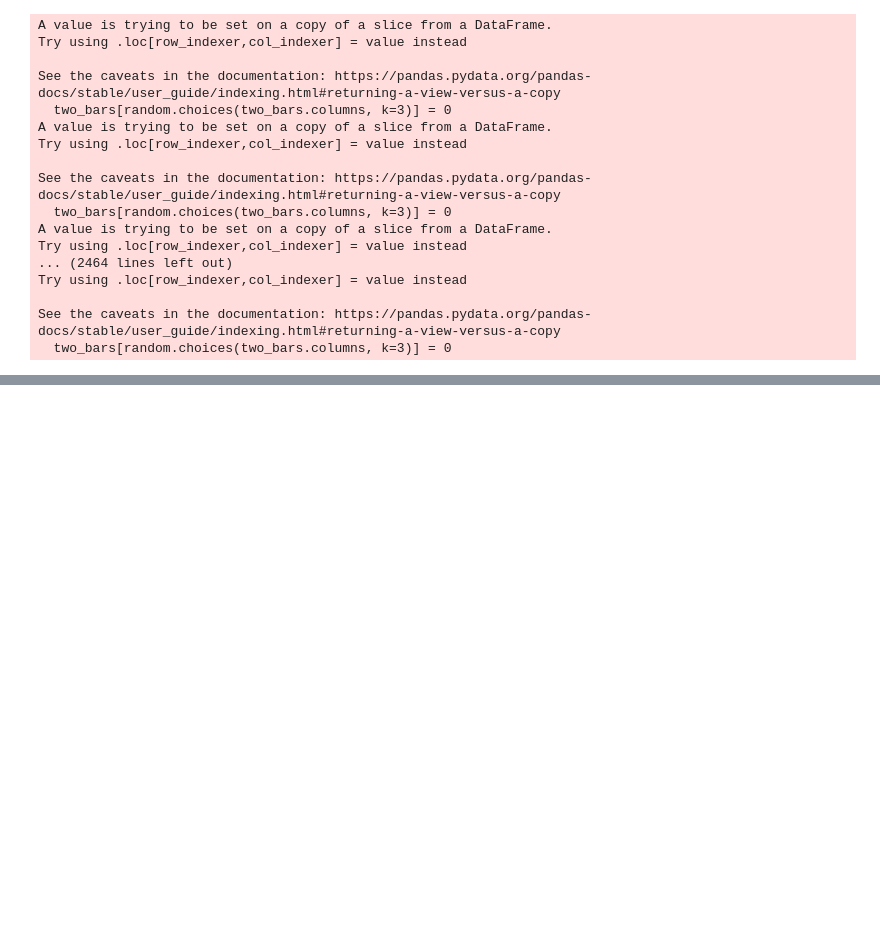
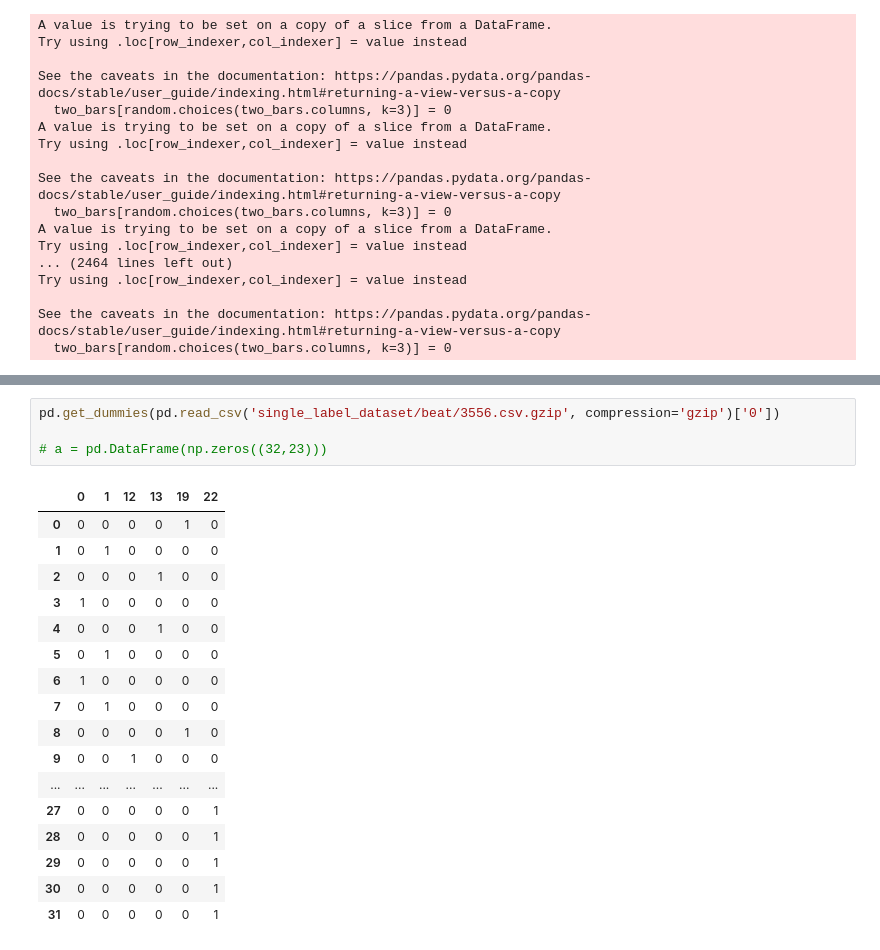
Before and after one commit to cid2rrrr/LSTM_Drummer, a Jupyter notebook: extract_16note_event.ipynb, the cells around one changed output, grey strips where cells are left out. Drawn from its saved outputs; the diff is of its cells as text; blank space fills up the shorter version.

```diff
--- a/extract_16note_event.ipynb
+++ b/extract_16note_event.ipynb
@@ -128,0 +237,22 @@ See the caveats in the documentation: https://pandas.pydata.org/pandas-docs/stab
+# %%
+pd.get_dummies(pd.read_csv('single_label_dataset/beat/3556.csv.gzip', compression='gzip')['0'])
+
+# a = pd.DataFrame(np.zeros((32,23)))
+# %% [output]
+|  | 0 | 1 | 12 | 13 | 19 | 22 |
+| 0 | 0 | 0 | 0 | 0 | 1 | 0 |
+| 1 | 0 | 1 | 0 | 0 | 0 | 0 |
+| 2 | 0 | 0 | 0 | 1 | 0 | 0 |
+| 3 | 1 | 0 | 0 | 0 | 0 | 0 |
+| 4 | 0 | 0 | 0 | 1 | 0 | 0 |
+| 5 | 0 | 1 | 0 | 0 | 0 | 0 |
+| 6 | 1 | 0 | 0 | 0 | 0 | 0 |
+| 7 | 0 | 1 | 0 | 0 | 0 | 0 |
+| 8 | 0 | 0 | 0 | 0 | 1 | 0 |
+| 9 | 0 | 0 | 1 | 0 | 0 | 0 |
+| ... | ... | ... | ... | ... | ... | ... |
+| 27 | 0 | 0 | 0 | 0 | 0 | 1 |
+| 28 | 0 | 0 | 0 | 0 | 0 | 1 |
+| 29 | 0 | 0 | 0 | 0 | 0 | 1 |
+| 30 | 0 | 0 | 0 | 0 | 0 | 1 |
+| 31 | 0 | 0 | 0 | 0 | 0 | 1 |
```
Also changed, not shown: parts of 12 cells of this notebook, 1 other file.
